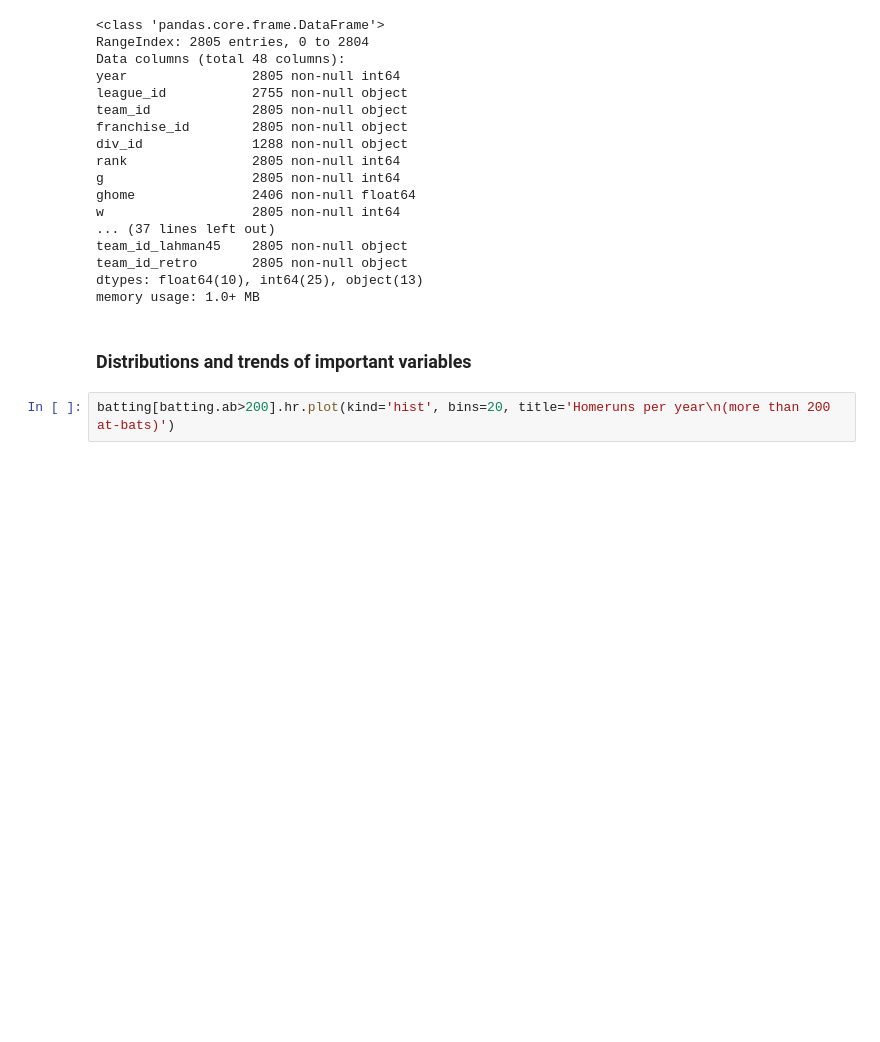
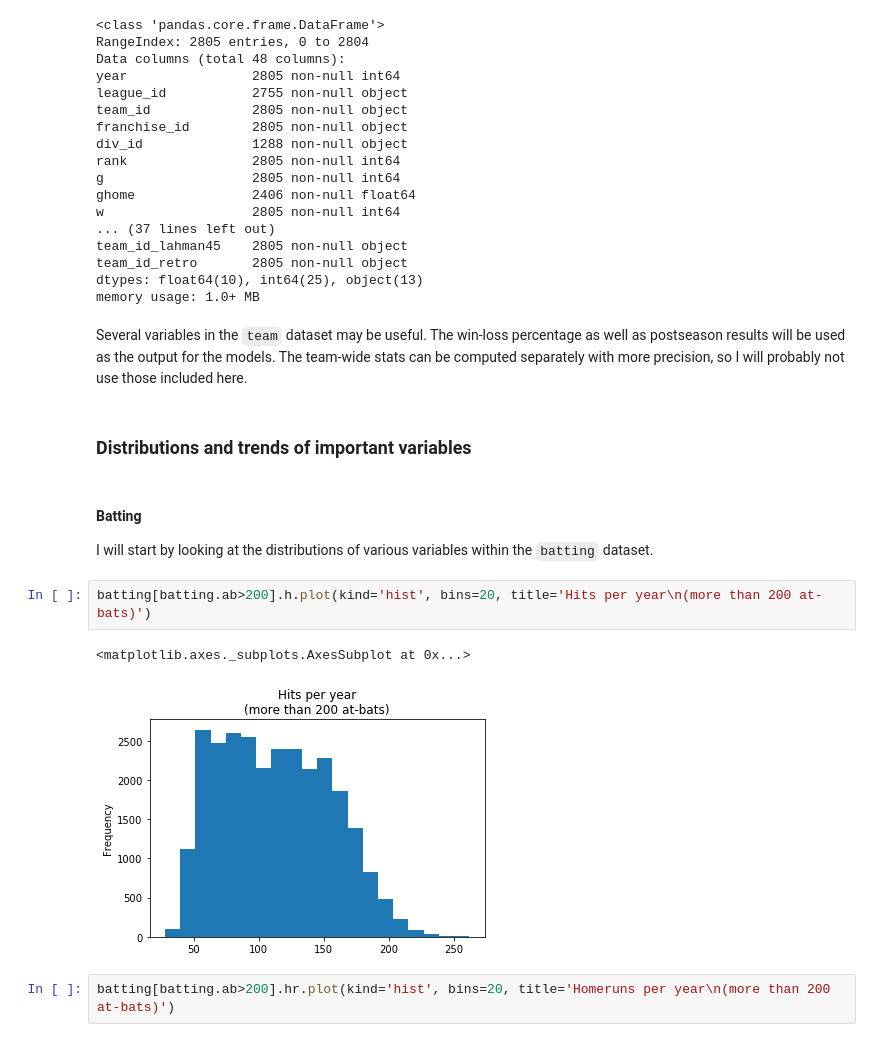
Before and after one commit to jnelson16/springboard-capstone, a Jupyter notebook: Data Story.ipynb, the cells around one changed output. Saved outputs shown, nothing was run; the diff lists cells and outputs as text; blank space fills up the shorter version.

```diff
--- a/Data Story.ipynb
+++ b/Data Story.ipynb
@@ -148,8 +158,18 @@ team_id_lahman45    2805 non-null object
 team_id_retro       2805 non-null object
 dtypes: float64(10), int64(25), object(13)
 memory usage: 1.0+ MB
+# %% [markdown]
+Several variables in the `team` dataset may be useful. The win-loss percentage as well as postseason results will be used as the output for the models. The team-wide stats can be computed separately with more precision, so I will probably not use those included here.
 # %% [markdown]
 ### Distributions and trends of important variables
+# %% [markdown]
+#### Batting
+I will start by looking at the distributions of various variables within the `batting` dataset.
+# %%
+batting[batting.ab>200].h.plot(kind='hist', bins=20, title='Hits per year\n(more than 200 at-bats)')
+# %% [output]
+<matplotlib.axes._subplots.AxesSubplot at 0x...>
+[figure, added]
 # %%
 batting[batting.ab>200].hr.plot(kind='hist', bins=20, title='Homeruns per year\n(more than 200 at-bats)')
 # %% [output]
```
Also changed, not shown: parts of 33 cells of this notebook, 1 other file.
